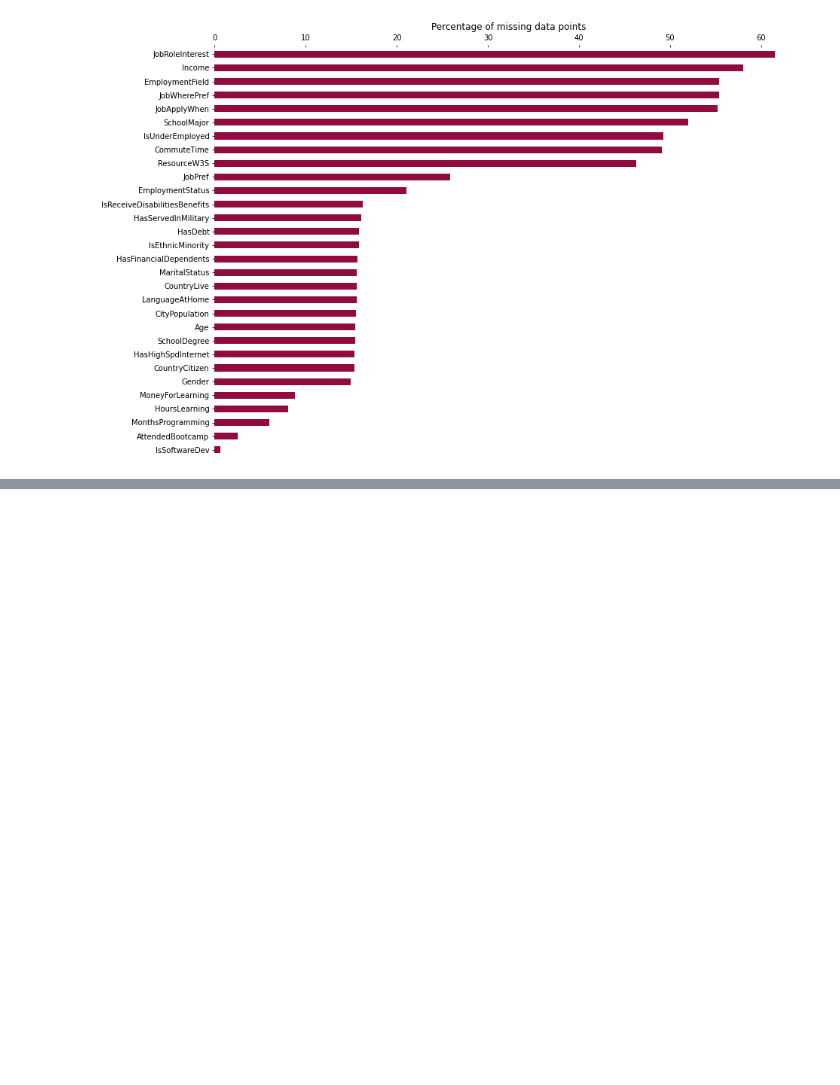
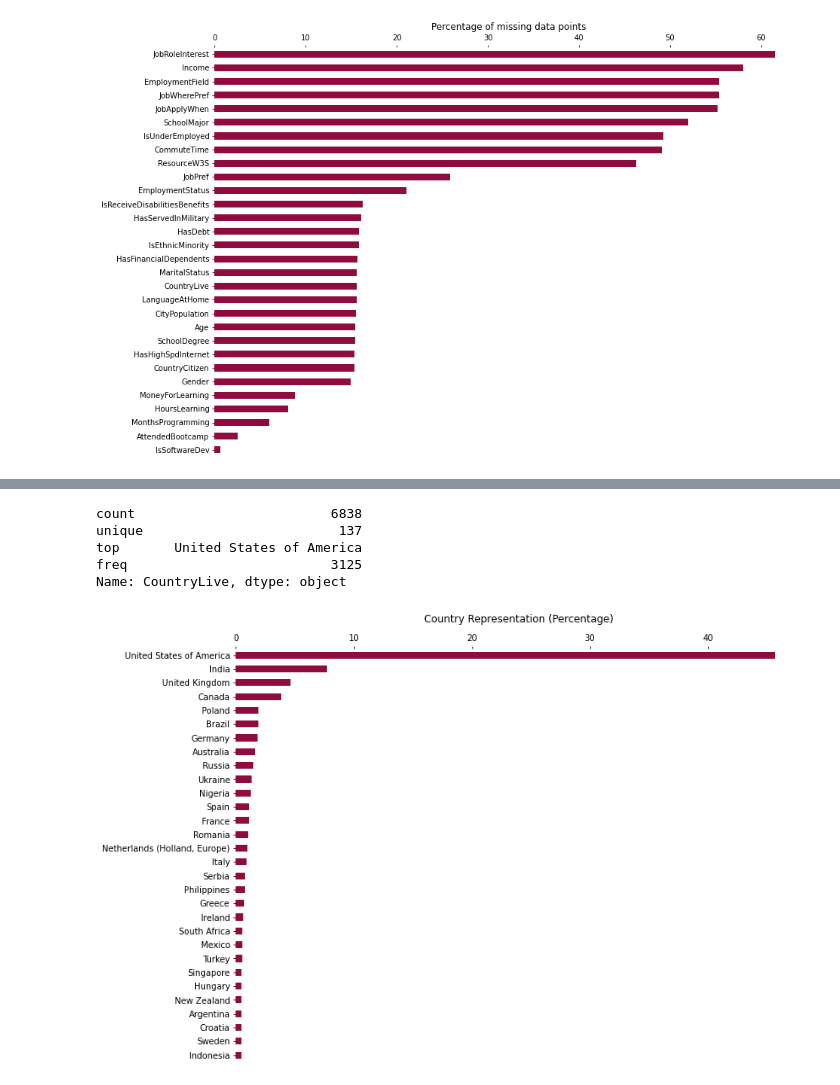
Before and after one commit to paul-trood/Portfolio-Best_Markets_for_Advertising, a Jupyter notebook: coding_survey.ipynb, the cells around one changed output, grey strips where cells are left out. Saved outputs shown, nothing was run; the diff lists cells and outputs as text; code cells hidden in the pictures; blank space fills up the shorter version.

```diff
--- a/coding_survey.ipynb
+++ b/coding_survey.ipynb
@@ -203,0 +254,9 @@ Name: JobRoleInterest, Length: 3213, dtype: float64
+# %%
+# Creates separate copy from main dataframe
+survey = csv.copy()
+
+# New dataframe excluding any missing data from JobRoleInterest column
+survey = csv[csv["JobRoleInterest"].notnull()].copy()
+
+# Splits each occurence of a job category
+survey["JobRoleInterest"] = survey["JobRoleInterest"].str.split("\s*,\s*")
@@ -203,0 +365,19 @@ Name: JobRoleInterest, Length: 3213, dtype: float64
+# %%
+survey["CountryLive"].describe()
+# %% [output]
+count                         6838
+unique                         137
+top       United States of America
+freq                          3125
+Name: CountryLive, dtype: object
+# %%
+# Percentage of each country in dataframe
+fig, ax = plt.subplots(figsize = (12, 9))
+ax = (survey["CountryLive"].value_counts(normalize= True).head(30) * 100).plot(kind="barh", color = "#900C3F")
+plt.title("Country Representation (Percentage)", y = 1.05)
+plt.gca().spines[["right", "left", "top", "bottom"]].set_visible(False)
+plt.gca().invert_yaxis()
+ax.xaxis.tick_top()
+plt.show()
+# %% [output]
+[figure, added]
```
Also changed, not shown: parts of 23 cells of this notebook.
